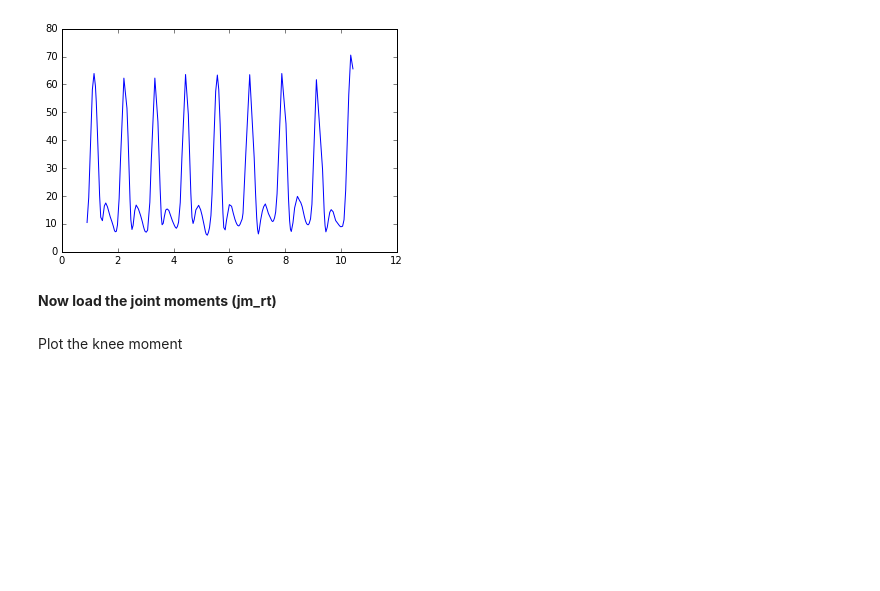
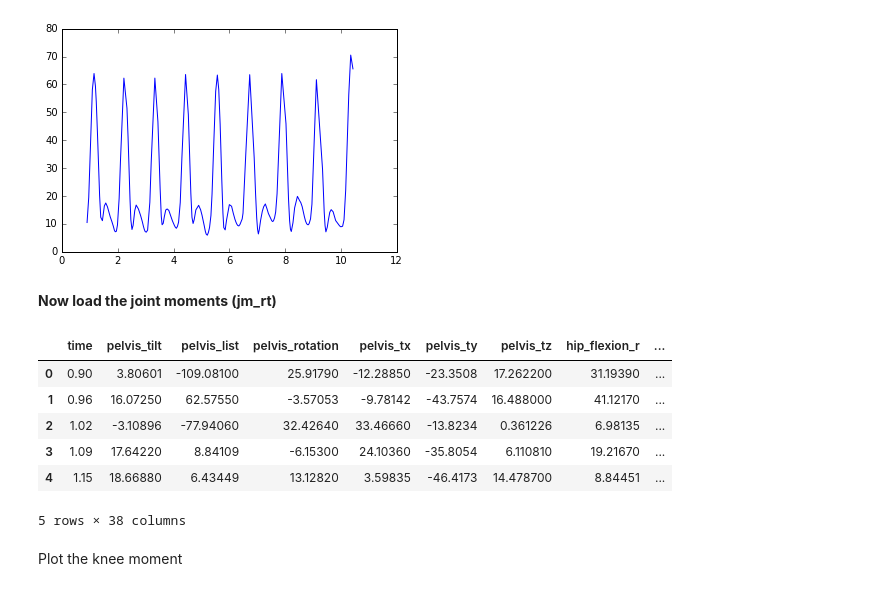
Before and after one commit to GeorgiosGiarmatzis/Compare_rt, a Jupyter notebook: Code.ipynb, the cells around one changed output. Cells and saved outputs as stored; diff of their text form; code cells hidden in the pictures; blank space fills up the shorter version.

```diff
--- a/Code.ipynb
+++ b/Code.ipynb
@@ -58,5 +47,14 @@ plt.plot(time,data_degrees*-1)
 # %%
 jm_rt = pd.read_csv('tau.csv')
+jm_rt.head()
+# %% [output]
+|  | time | pelvis_tilt | pelvis_list | pelvis_rotation | pelvis_tx | pelvis_ty | pelvis_tz | hip_flexion_r | ... |
+| 0 | 0.90 | 3.80601 | -109.08100 | 25.91790 | -12.28850 | -23.3508 | 17.262200 | 31.19390 | ... |
+| 1 | 0.96 | 16.07250 | 62.57550 | -3.57053 | -9.78142 | -43.7574 | 16.488000 | 41.12170 | ... |
+| 2 | 1.02 | -3.10896 | -77.94060 | 32.42640 | 33.46660 | -13.8234 | 0.361226 | 6.98135 | ... |
+| 3 | 1.09 | 17.64220 | 8.84109 | -6.15300 | 24.10360 | -35.8054 | 6.110810 | 19.21670 | ... |
+| 4 | 1.15 | 18.66880 | 6.43449 | 13.12820 | 3.59835 | -46.4173 | 14.478700 | 8.84451 | ... |
+5 rows × 38 columns
 # %% [markdown]
 Plot the knee moment
 # %%
```
Also changed, not shown: parts of 9 cells of this notebook, 2 other files.
